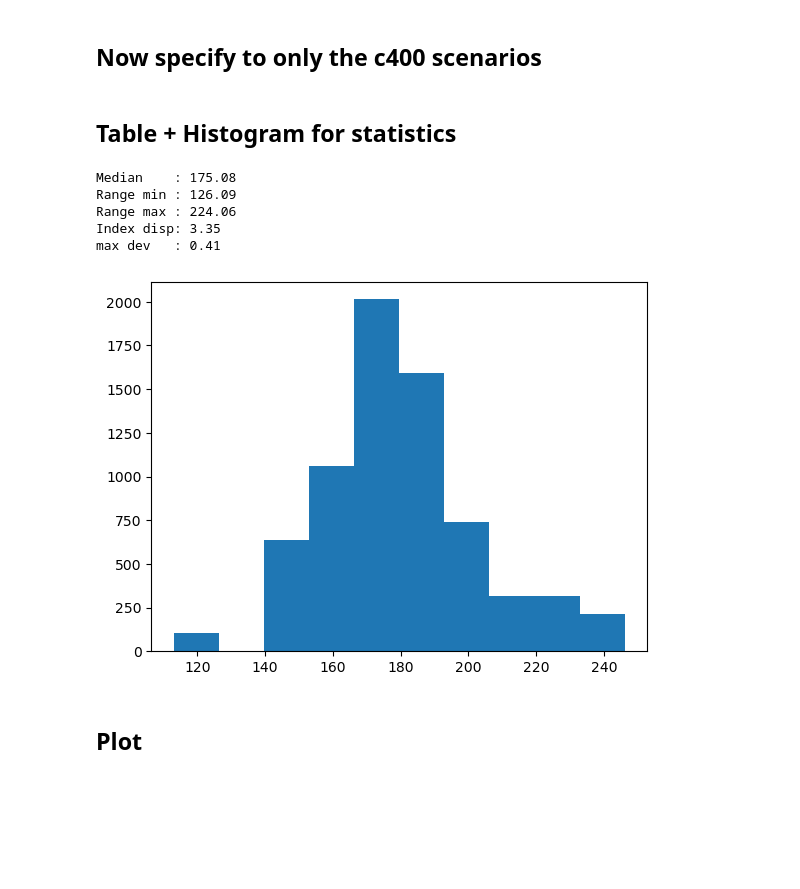
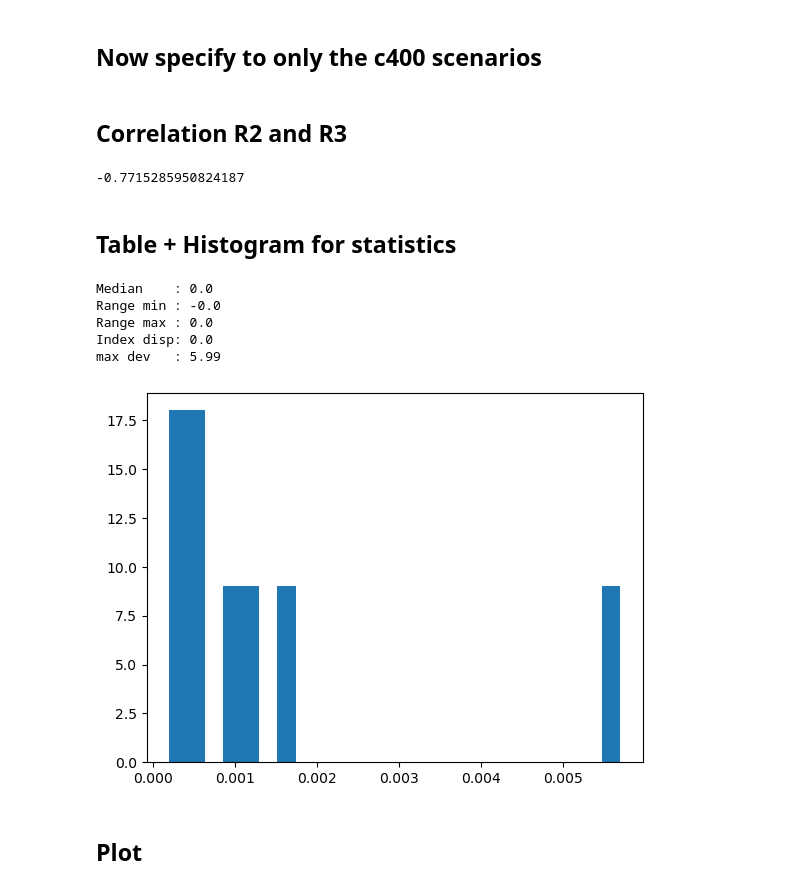
Before and after one commit to MarkMDekker/IAMfingerprints, a Jupyter notebook: Plotting/Figures_SI.ipynb, the cells around one changed output. Saved outputs shown, nothing was run; the diff lists cells and outputs as text; code cells hidden in the pictures; blank space fills up the shorter version.

```diff
--- a/Plotting/Figures_SI.ipynb
+++ b/Plotting/Figures_SI.ipynb
@@ -36,35 +36,48 @@ Fraction model-scenario coverage: 0.925
 # %%
 ind_xr = xr.open_dataset(settings['paths']['data']+"XRindicators.nc").sel(Scenario=settings['scenarios_c400'], Model=list_of_models, Region='Europe')
 data_xr = xr.open_dataset(settings['paths']['data']+"XRdata.nc").sel(Scenario=settings['scenarios_c400'], Model=list_of_models, Region='Europe')
+# %% [markdown]
+## Correlation R2 and R3
+# %%
+r2 = np.array(ind_xr.sel(Indicator='S2_time', Time=2050).Value).flatten()
+r3 = np.array(ind_xr.sel(Indicator='S3_speedmax',Time=2050).Value).flatten()
+nonans = np.intersect1d(np.where(~np.isnan(r2))[0], np.where(~np.isnan(r3))[0])
+r2 = r2[nonans]
+r3 = r3[nonans]
+print(np.corrcoef(r2, r3)[0][1])
+# %% [output]
+-0.7715285950824187
 # %% [markdown]
 ## Table + Histogram for statistics
 # %%
-var = "S3_speedmax"
-dat = np.array(ind_xr.sel(Indicator=var).Value).flatten()
+var = "S4_sensprim"
+dat = np.array(ind_xr.sel(Indicator=var, Time=2050).Value).flatten()
 dat[dat == 0] = np.nan
 print("Median    :", np.nanmedian(dat).round(2))
 print("Range min :", (np.nanmedian(dat)-2*np.nanstd(dat)).round(2))
 print("Range max :", (np.nanmedian(dat)+2*np.nanstd(dat)).round(2))
 print("Index disp:", np.abs((np.nanstd(dat)**2/np.nanmean(dat)).round(2)))
 print("max dev   :", (np.nanmax(np.abs(dat - np.nanmedian(dat))/np.nanmedian(dat))).round(2))
-plt.hist(dat)
+plt.hist(dat, 25)
 plt.show()
 rows = []
 for var in list(np.array(ind_xr.Indicator)):
-    dat = np.array(ind_xr.sel(Indicator=var).Value).flatten()
+    dat = np.array(ind_xr.sel(Indicator=var, Time=2050).Value).flatten()
     dat[dat == 0] = np.nan
     if var == "C1_cost" or var == "S5_sensdem":
         dat = dat*1e3
-    rows.append([var, np.nanmedian(dat).round(2), (np.nanmedian(dat)-2*np.nanstd(dat)).round(2), (np.nanmedian(dat)+2*np.nanstd(dat)).round(2), np.abs(np.nanstd(dat)/np.nanmean(dat)).round(2), (np.nanmax(np.abs(dat - np.nanmedian(dat))/np.nanmedian(dat))).round(2)])
+    if var == 'S4_sensprim': rnd = 3
+    else: rnd = 2
+    rows.append([var, np.nanmedian(dat).round(rnd), (np.nanmedian(dat)-2*np.nanstd(dat)).round(rnd), (np.nanmedian(dat)+2*np.nanstd(dat)).round(rnd), np.abs(np.nanstd(dat)/np.nanmean(dat)).round(rnd), (np.nanmax(np.abs(dat - np.nanmedian(dat))/np.nanmedian(dat))).round(rnd)])
 df = pd.DataFrame(rows, columns=["Indicator", "Median", "Range_min", "Range_max", "Index_disp", "Max_dev"])
 df.to_csv(settings['paths']['data'] + "Indicators_statistics.csv")
 # %% [output]
-Median    : 175.08
-Range min : 126.09
-Range max : 224.06
-Index disp: 3.35
-max dev   : 0.41
+Median    : 0.0
+Range min : -0.0
+Range max : 0.0
+Index disp: 0.0
+max dev   : 5.99
-[figure, old version]
+[figure, new version]
 # %% [markdown]
 ## Plot
 # %% [markdown]
```
Also changed, not shown: parts of 5 cells of this notebook, 5 other files.
